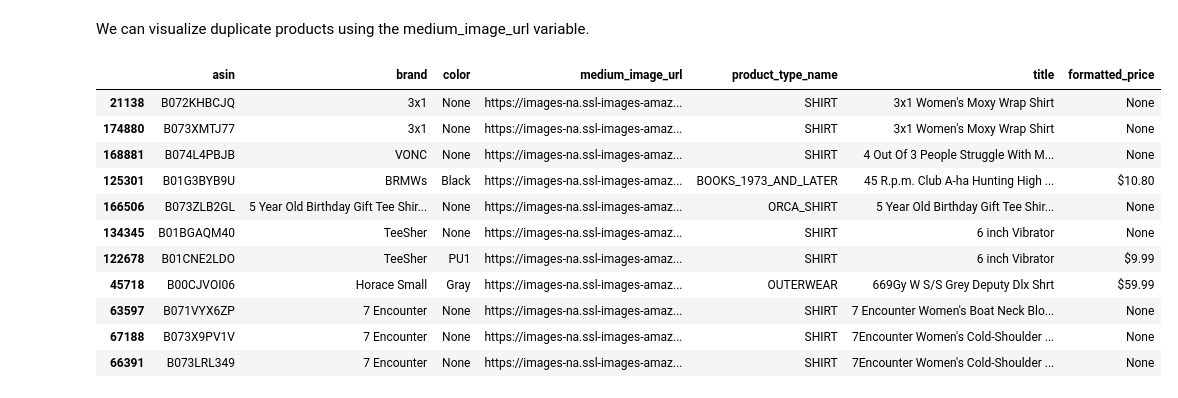
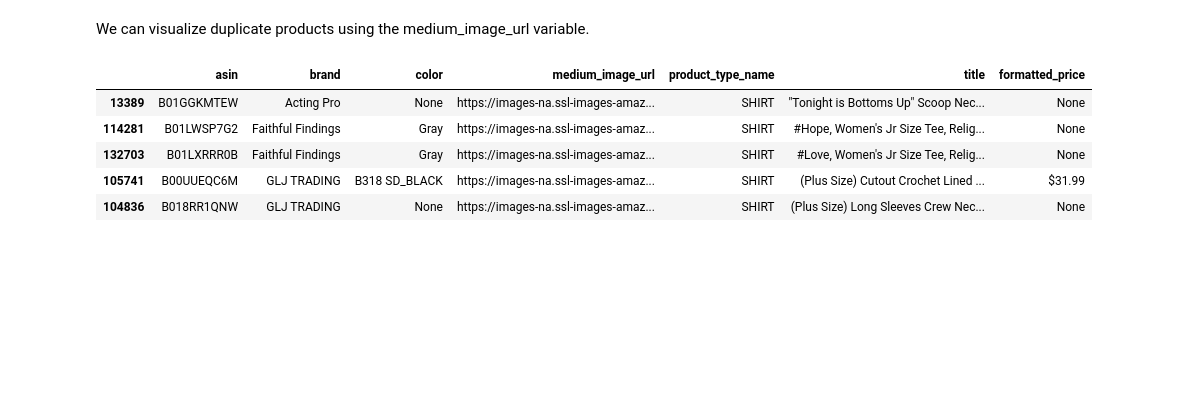
Before and after one commit to 1byte-yoda/ML-Personal-Projects, a Jupyter notebook: e-commerce-recommender-system/E_commerce_Recommender_System.ipynb, the cells around one changed output. Cells and saved outputs as stored; diff of their text form; code cells hidden in the pictures; blank space fills up the shorter version.

```diff
--- a/e-commerce-recommender-system/E_commerce_Recommender_System.ipynb
+++ b/e-commerce-recommender-system/E_commerce_Recommender_System.ipynb
@@ -247,18 +257,12 @@ def get_image(url):
   return img
 # %%
 df_sorted = df[df.duplicated('title')].sort_values('title', ascending=True)
-df_sorted.iloc[15:26]
+df_sorted.head()
 # %% [output]
 |  | asin | brand | color | medium_image_url | product_type_name | title | formatted_price |
-| 21138 | B072KHBCJQ | 3x1 | None | https://images-na.ssl-images-amaz... | SHIRT | 3x1 Women's Moxy Wrap Shirt | None |
-| 174880 | B073XMTJ77 | 3x1 | None | https://images-na.ssl-images-amaz... | SHIRT | 3x1 Women's Moxy Wrap Shirt | None |
-| 168881 | B074L4PBJB | VONC | None | https://images-na.ssl-images-amaz... | SHIRT | 4 Out Of 3 People Struggle With M... | None |
-| 125301 | B01G3BYB9U | BRMWs | Black | https://images-na.ssl-images-amaz... | BOOKS_1973_AND_LATER | 45 R.p.m. Club A-ha Hunting High ... | $10.80 |
-| 166506 | B073ZLB2GL | 5 Year Old Birthday Gift Tee Shir... | None | https://images-na.ssl-images-amaz... | ORCA_SHIRT | 5 Year Old Birthday Gift Tee Shir... | None |
-| 134345 | B01BGAQM40 | TeeSher | None | https://images-na.ssl-images-amaz... | SHIRT | 6 inch Vibrator | None |
-| 122678 | B01CNE2LDO | TeeSher | PU1 | https://images-na.ssl-images-amaz... | SHIRT | 6 inch Vibrator | $9.99 |
-| 45718 | B00CJVOI06 | Horace Small | Gray | https://images-na.ssl-images-amaz... | OUTERWEAR | 669Gy W S/S Grey Deputy Dlx Shrt | $59.99 |
-| 63597 | B071VYX6ZP | 7 Encounter | None | https://images-na.ssl-images-amaz... | SHIRT | 7 Encounter Women's Boat Neck Blo... | None |
-| 67188 | B073X9PV1V | 7 Encounter | None | https://images-na.ssl-images-amaz... | SHIRT | 7Encounter Women's Cold-Shoulder ... | None |
-| 66391 | B073LRL349 | 7 Encounter | None | https://images-na.ssl-images-amaz... | SHIRT | 7Encounter Women's Cold-Shoulder ... | None |
+| 13389 | B01GGKMTEW | Acting Pro | None | https://images-na.ssl-images-amaz... | SHIRT | "Tonight is Bottoms Up" Scoop Nec... | None |
+| 114281 | B01LWSP7G2 | Faithful Findings | Gray | https://images-na.ssl-images-amaz... | SHIRT | #Hope, Women's Jr Size Tee, Relig... | None |
+| 132703 | B01LXRRR0B | Faithful Findings | Gray | https://images-na.ssl-images-amaz... | SHIRT | #Love, Women's Jr Size Tee, Relig... | None |
+| 105741 | B00UUEQC6M | GLJ TRADING | B318 SD_BLACK | https://images-na.ssl-images-amaz... | SHIRT | (Plus Size) Cutout Crochet Lined ... | $31.99 |
+| 104836 | B018RR1QNW | GLJ TRADING | None | https://images-na.ssl-images-amaz... | SHIRT | (Plus Size) Long Sleeves Crew Nec... | None |
 # %%
```
Also changed, not shown: parts of 33 cells of this notebook.
